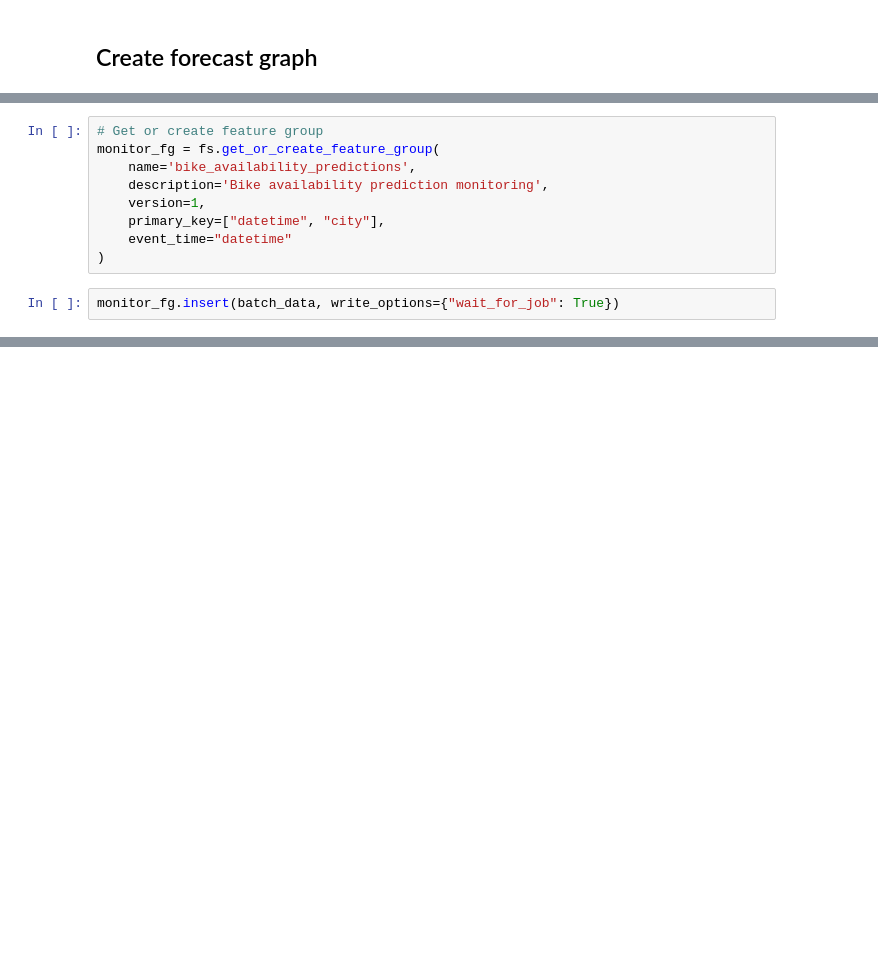
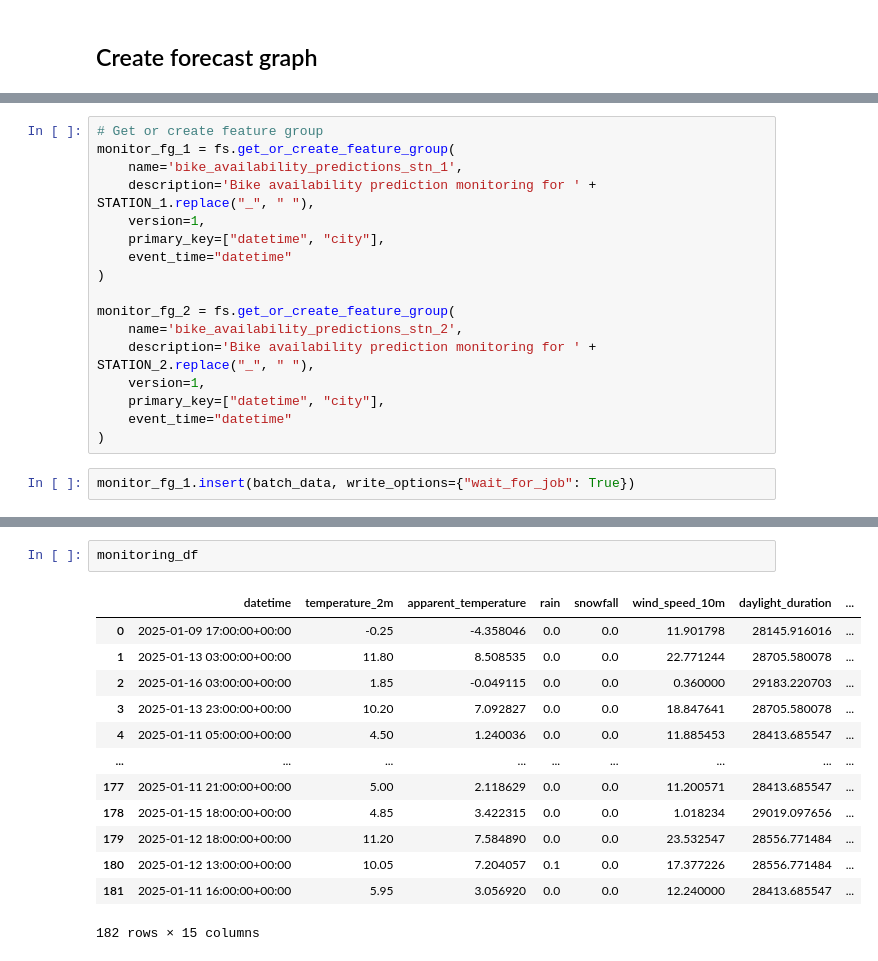
Before and after one commit to IsakNordg/ID2223-Project, a Jupyter notebook: 5. inference.ipynb, the cells around one changed output, grey strips where cells are left out. Cells and saved outputs as stored; diff of their text form; blank space fills up the shorter version.

```diff
--- a/5. inference.ipynb
+++ b/5. inference.ipynb
@@ -162,12 +156,20 @@ plt.show()
 # %%
 # Get or create feature group
-monitor_fg = fs.get_or_create_feature_group(
-    name='bike_availability_predictions',
-    description='Bike availability prediction monitoring',
+monitor_fg_1 = fs.get_or_create_feature_group(
+    name='bike_availability_predictions_stn_1',
+    description='Bike availability prediction monitoring for ' + STATION_1.replace("_", " "),
     version=1,
     primary_key=["datetime", "city"],
     event_time="datetime"
 )
+
+monitor_fg_2 = fs.get_or_create_feature_group(
+    name='bike_availability_predictions_stn_2',
+    description='Bike availability prediction monitoring for ' + STATION_2.replace("_", " "),
+    version=1,
+    primary_key=["datetime", "city"],
+    event_time="datetime"
+)
 # %%
-monitor_fg.insert(batch_data, write_options={"wait_for_job": True})
+monitor_fg_1.insert(batch_data, write_options={"wait_for_job": True})
 # %% [output]
@@ -185,0 +272,16 @@ monitoring_df
+# %%
+monitoring_df
+# %% [output]
+|  | datetime | temperature_2m | apparent_temperature | rain | snowfall | wind_speed_10m | daylight_duration | ... |
+| 0 | 2025-01-09 17:00:00+00:00 | -0.25 | -4.358046 | 0.0 | 0.0 | 11.901798 | 28145.916016 | ... |
+| 1 | 2025-01-13 03:00:00+00:00 | 11.80 | 8.508535 | 0.0 | 0.0 | 22.771244 | 28705.580078 | ... |
+| 2 | 2025-01-16 03:00:00+00:00 | 1.85 | -0.049115 | 0.0 | 0.0 | 0.360000 | 29183.220703 | ... |
+| 3 | 2025-01-13 23:00:00+00:00 | 10.20 | 7.092827 | 0.0 | 0.0 | 18.847641 | 28705.580078 | ... |
+| 4 | 2025-01-11 05:00:00+00:00 | 4.50 | 1.240036 | 0.0 | 0.0 | 11.885453 | 28413.685547 | ... |
+| ... | ... | ... | ... | ... | ... | ... | ... | ... |
+| 177 | 2025-01-11 21:00:00+00:00 | 5.00 | 2.118629 | 0.0 | 0.0 | 11.200571 | 28413.685547 | ... |
+| 178 | 2025-01-15 18:00:00+00:00 | 4.85 | 3.422315 | 0.0 | 0.0 | 1.018234 | 29019.097656 | ... |
+| 179 | 2025-01-12 18:00:00+00:00 | 11.20 | 7.584890 | 0.0 | 0.0 | 23.532547 | 28556.771484 | ... |
+| 180 | 2025-01-12 13:00:00+00:00 | 10.05 | 7.204057 | 0.1 | 0.0 | 17.377226 | 28556.771484 | ... |
+| 181 | 2025-01-11 16:00:00+00:00 | 5.95 | 3.056920 | 0.0 | 0.0 | 12.240000 | 28413.685547 | ... |
+182 rows × 15 columns
```
Also changed, not shown: parts of 12 cells of this notebook, 1 other file.
